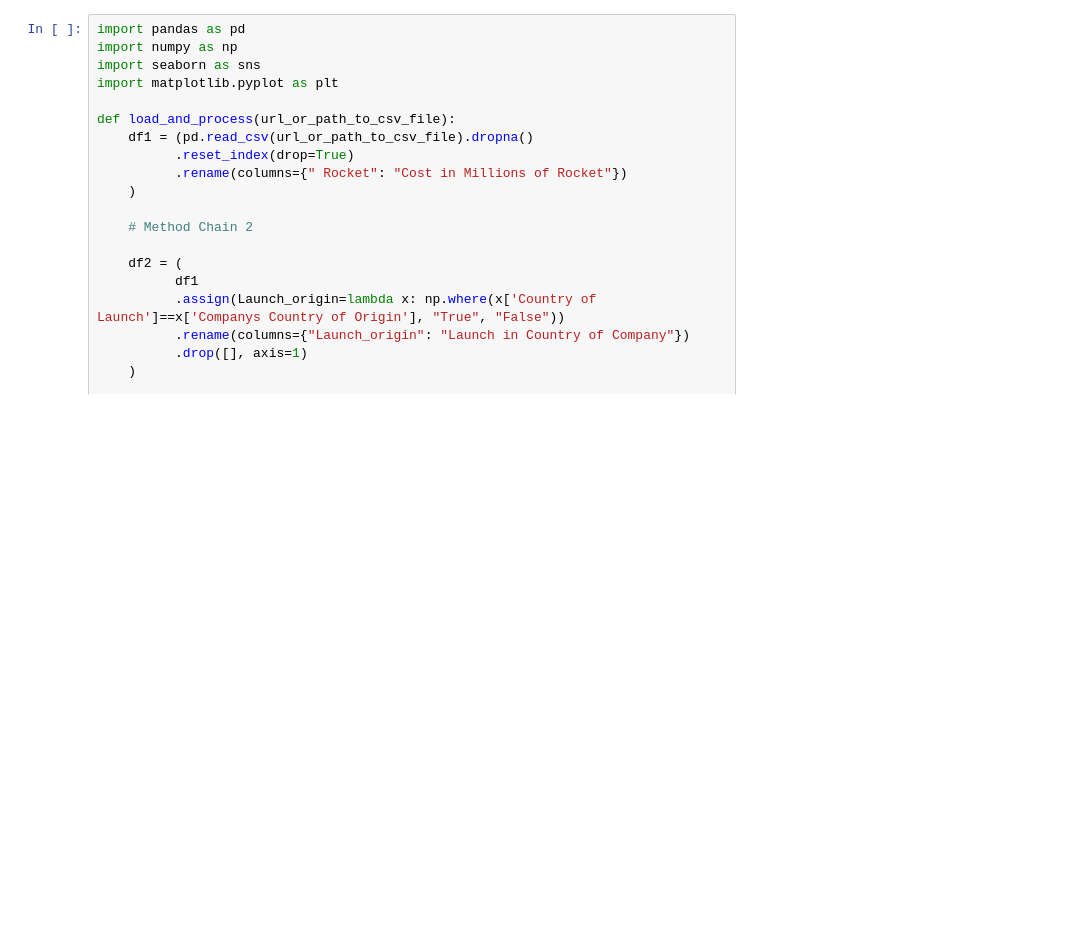
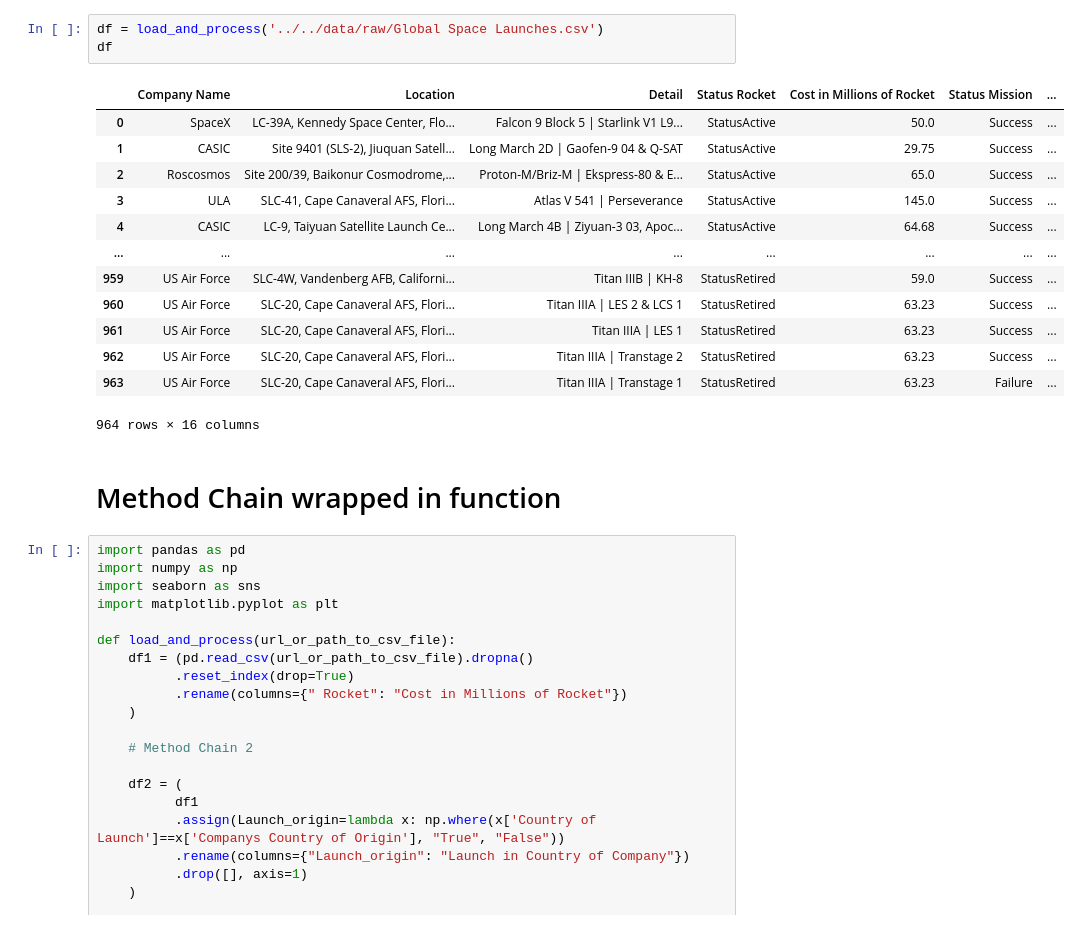
Before and after one commit to data301-2020-winter1/course-project-group_6017, a Jupyter notebook: analysis/submitted/Task 5 Research Question.ipynb, the cells around one changed output. Saved outputs shown, nothing was run; the diff lists cells and outputs as text; blank space fills up the shorter version.

```diff
--- a/analysis/submitted/Task 5 Research Question.ipynb
+++ b/analysis/submitted/Task 5 Research Question.ipynb
@@ -24,3 +61,22 @@ The main question that would be brought forth from our data is how privatization
+# %%
+df = load_and_process('../../data/raw/Global Space Launches.csv')
+df
+# %% [output]
+|  | Company Name | Location | Detail | Status Rocket | Cost in Millions of Rocket | Status Mission | ... |
+| 0 | SpaceX | LC-39A, Kennedy Space Center, Flo... | Falcon 9 Block 5 | Starlink V1 L9... | StatusActive | 50.0 | Success | ... |
+| 1 | CASIC | Site 9401 (SLS-2), Jiuquan Satell... | Long March 2D | Gaofen-9 04 & Q-SAT | StatusActive | 29.75 | Success | ... |
+| 2 | Roscosmos | Site 200/39, Baikonur Cosmodrome,... | Proton-M/Briz-M | Ekspress-80 & E... | StatusActive | 65.0 | Success | ... |
+| 3 | ULA | SLC-41, Cape Canaveral AFS, Flori... | Atlas V 541 | Perseverance | StatusActive | 145.0 | Success | ... |
+| 4 | CASIC | LC-9, Taiyuan Satellite Launch Ce... | Long March 4B | Ziyuan-3 03, Apoc... | StatusActive | 64.68 | Success | ... |
+| ... | ... | ... | ... | ... | ... | ... | ... |
+| 959 | US Air Force | SLC-4W, Vandenberg AFB, Californi... | Titan IIIB | KH-8 | StatusRetired | 59.0 | Success | ... |
+| 960 | US Air Force | SLC-20, Cape Canaveral AFS, Flori... | Titan IIIA | LES 2 & LCS 1 | StatusRetired | 63.23 | Success | ... |
+| 961 | US Air Force | SLC-20, Cape Canaveral AFS, Flori... | Titan IIIA | LES 1 | StatusRetired | 63.23 | Success | ... |
+| 962 | US Air Force | SLC-20, Cape Canaveral AFS, Flori... | Titan IIIA | Transtage 2 | StatusRetired | 63.23 | Success | ... |
+| 963 | US Air Force | SLC-20, Cape Canaveral AFS, Flori... | Titan IIIA | Transtage 1 | StatusRetired | 63.23 | Failure | ... |
+964 rows × 16 columns
+# %% [markdown]
+# Method Chain wrapped in function
 # %%
 import pandas as pd
 import numpy as np
```
Also changed, not shown: parts of 10 cells of this notebook.
